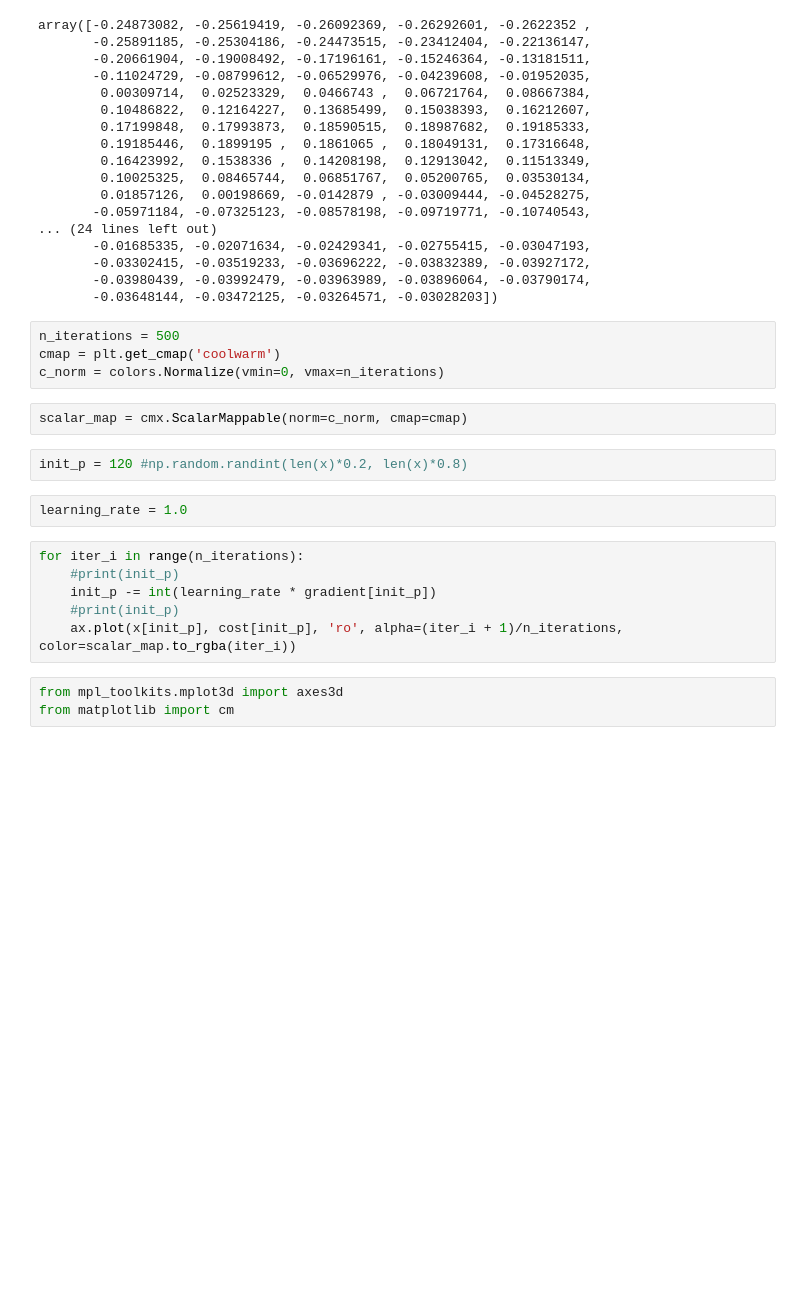
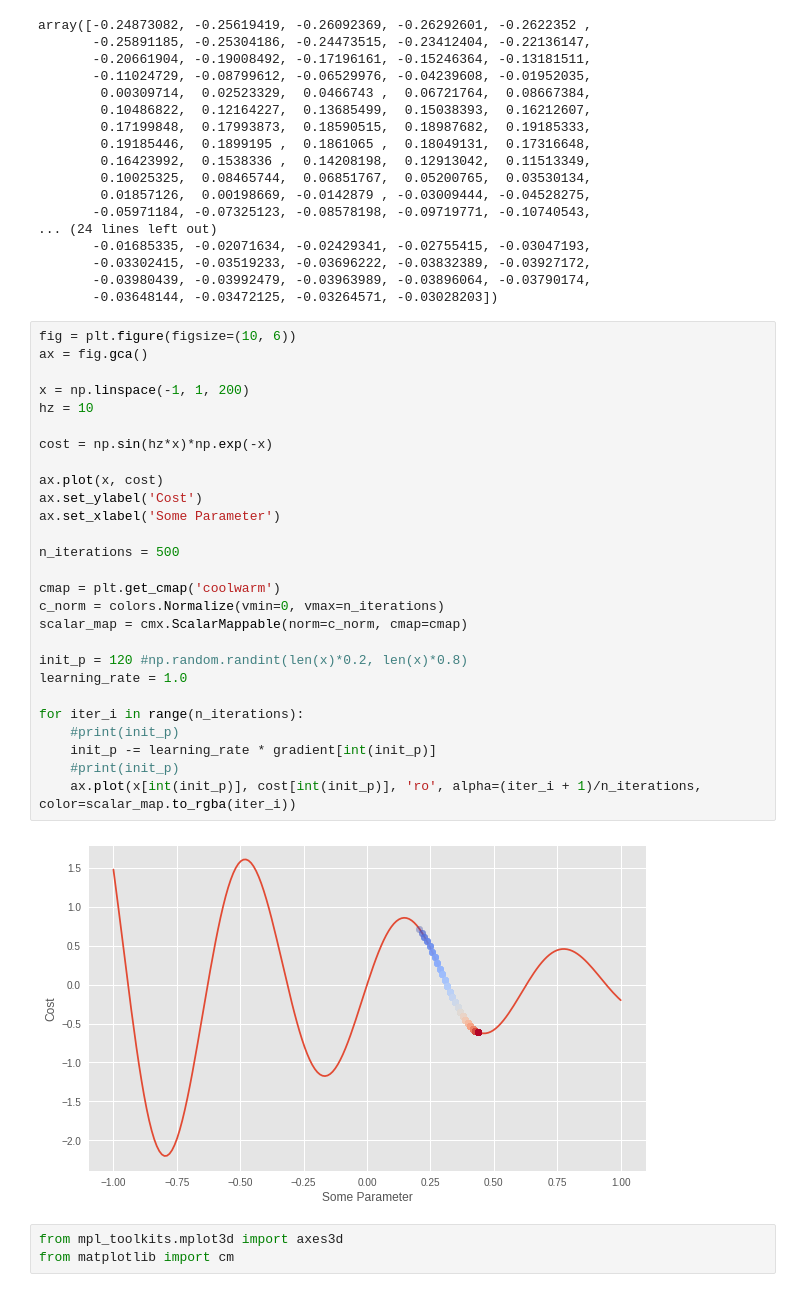
Before and after one commit to JacksonIsaac/kadenze-deeplearning-creative-applications, a Jupyter notebook: Kadenze_Session_2.ipynb, the cells around one changed output. Cells and saved outputs as stored; diff of their text form; blank space fills up the shorter version.

Commit message:
Merge cells with single commands and fix plotting

```diff
--- a/Kadenze_Session_2.ipynb
+++ b/Kadenze_Session_2.ipynb
@@ -62,22 +47,35 @@ array([-0.24873082, -0.25619419, -0.26092369, -0.26292601, -0.2622352 ,
        -0.03302415, -0.03519233, -0.03696222, -0.03832389, -0.03927172,
        -0.03980439, -0.03992479, -0.03963989, -0.03896064, -0.03790174,
        -0.03648144, -0.03472125, -0.03264571, -0.03028203])
-# %%
-n_iterations = 500
-cmap = plt.get_cmap('coolwarm')
-c_norm = colors.Normalize(vmin=0, vmax=n_iterations)
-# %%
-scalar_map = cmx.ScalarMappable(norm=c_norm, cmap=cmap)
-# %%
-init_p = 120 #np.random.randint(len(x)*0.2, len(x)*0.8)
-# %%
-learning_rate = 1.0
-# %%
-for iter_i in range(n_iterations):
-    #print(init_p)
-    init_p -= int(learning_rate * gradient[init_p])
-    #print(init_p)
-    ax.plot(x[init_p], cost[init_p], 'ro', alpha=(iter_i + 1)/n_iterations, color=scalar_map.to_rgba(iter_i))
+# %%
+fig = plt.figure(figsize=(10, 6))
+ax = fig.gca()
+
+x = np.linspace(-1, 1, 200)
+hz = 10
+
+cost = np.sin(hz*x)*np.exp(-x)
+
+ax.plot(x, cost)
+ax.set_ylabel('Cost')
+ax.set_xlabel('Some Parameter')
+
+n_iterations = 500
+
+cmap = plt.get_cmap('coolwarm')
+c_norm = colors.Normalize(vmin=0, vmax=n_iterations)
+scalar_map = cmx.ScalarMappable(norm=c_norm, cmap=cmap)
+
+init_p = 120 #np.random.randint(len(x)*0.2, len(x)*0.8)
+learning_rate = 1.0
+
+for iter_i in range(n_iterations):
+    #print(init_p)
+    init_p -= learning_rate * gradient[int(init_p)]
+    #print(init_p)
+    ax.plot(x[int(init_p)], cost[int(init_p)], 'ro', alpha=(iter_i + 1)/n_iterations, color=scalar_map.to_rgba(iter_i))
+# %% [output]
+[figure, added]
 # %%
 from mpl_toolkits.mplot3d import axes3d
 from matplotlib import cm
```
Also changed, not shown: parts of 34 cells of this notebook.
